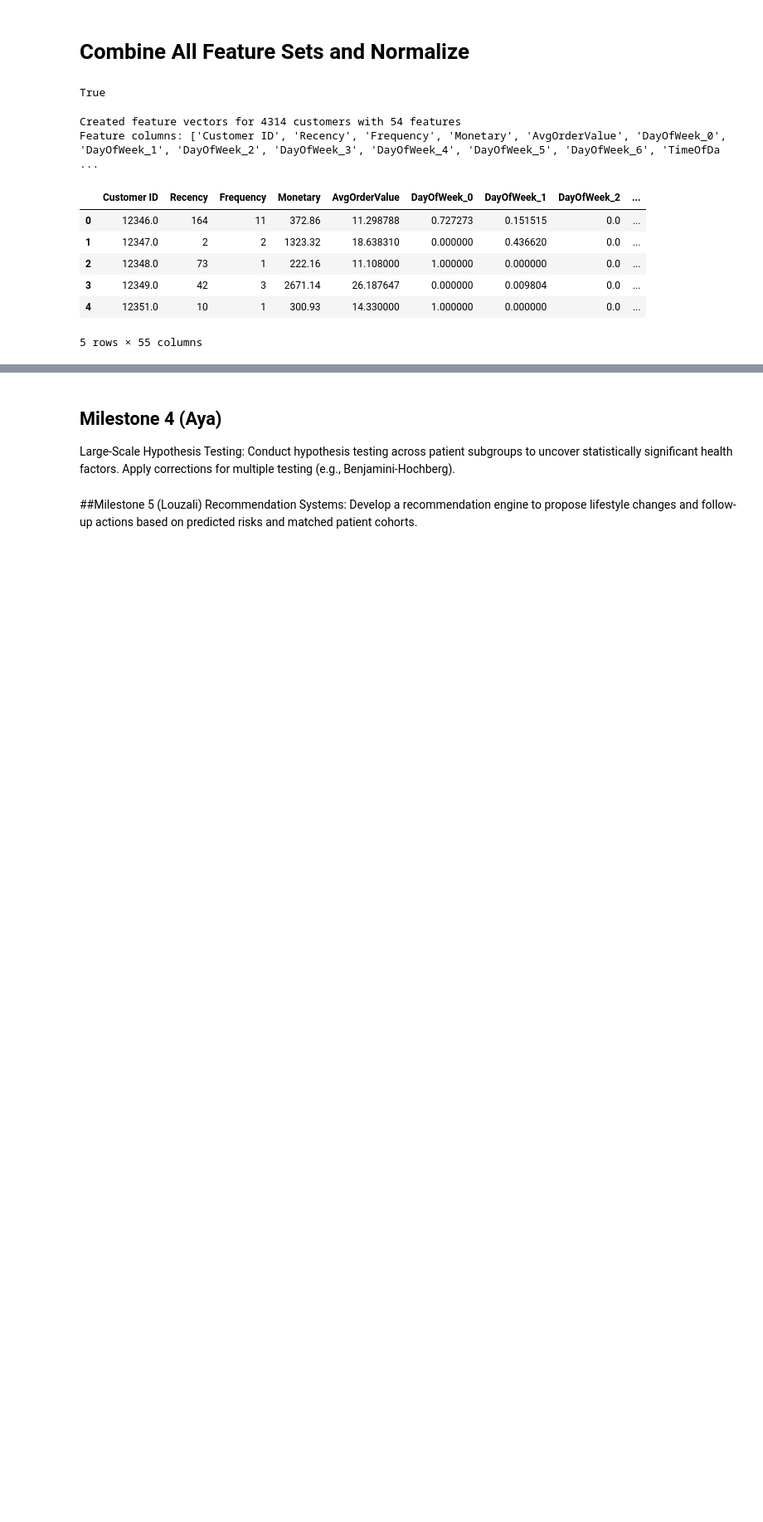
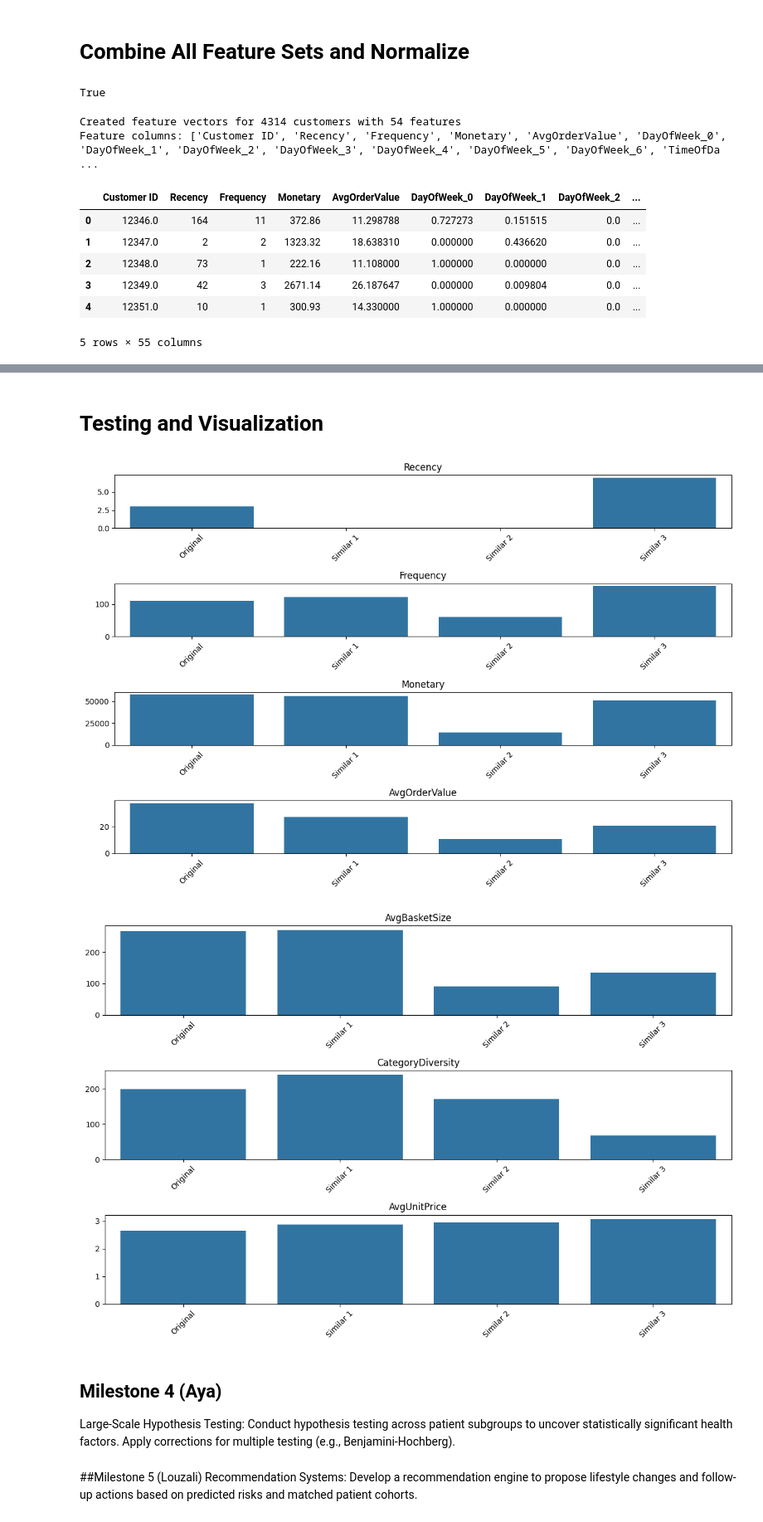
Before and after one commit to Nourshaolin/Real-Time-Retail-Analytics-and-Product-Recommender, a Jupyter notebook: RealTime_Retail_Analytics_and_Product_Recommender.ipynb, the cells around one changed output, grey strips where cells are left out. Shown at 83% size. Drawn from its saved outputs; the diff is of its cells as text; code cells hidden in the pictures; blank space fills up the shorter version.

```diff
--- a/RealTime_Retail_Analytics_and_Product_Recommender.ipynb
+++ b/RealTime_Retail_Analytics_and_Product_Recommender.ipynb
@@ -574,3 +678,70 @@ Feature columns: ['Customer ID', 'Recency', 'Frequency', 'Monetary', 'AvgOrderVa
+# %% [markdown]
+# Testing and Visualization
+# %%
+# Visualize the results to understand customer similarities
+# This helps validate that our similarity search is working correctly
+
+import matplotlib.pyplot as plt
+import seaborn as sns
+
+# Function to compare original features between a customer and their similar customers
+def compare_customers(original_id, similar_ids, features_df, feature_set):
+    """
+    Visualizes comparisons between a customer and their similar customers
+    for a selected set of features.
+
+    Parameters:
+    original_id: ID of the target customer
+    similar_ids: List of IDs of similar customers
+    features_df: DataFrame with all customer features
+    feature_set: List of feature names to compare
+    """
+    # Extract the relevant customer data
+    customers_to_compare = [original_id] + list(similar_ids)
+    comparison_data = features_df[features_df['Customer ID'].isin(customers_to_compare)]
+
+    # Set up the plot
+    plt.figure(figsize=(12, 8))
+
+    # Plot each feature
+    for i, feature in enumerate(feature_set):
+        plt.subplot(len(feature_set), 1, i+1)
+
+        # Get values for each customer
+        values = comparison_data[feature].values
+        labels = ["Original"] + [f"Similar {i+1}" for i in range(len(similar_ids))]
+
+        # Create bar chart
+        sns.barplot(x=labels, y=values)
+        plt.title(feature)
+        plt.xticks(rotation=45)
+
+    plt.tight_layout()
+    plt.show()
+
+# Example: Compare RFM metrics between a customer and their similar customers
+sample_customer_id = 17850
+similar_customers = find_similar_customers(sample_customer_id, k=3)
+similar_ids = [cust_id for cust_id, _ in similar_customers]
+
+# Compare RFM metrics
+compare_customers(
+    sample_customer_id,
+    similar_ids,
+    customer_features,  # Use non-normalized features for interpretability
+    ['Recency', 'Frequency', 'Monetary', 'AvgOrderValue']
+)
+
+# Compare basket characteristics
+compare_customers(
+    sample_customer_id,
+    similar_ids,
+    customer_features,
+    ['AvgBasketSize', 'CategoryDiversity', 'AvgUnitPrice']
+)
+# %% [output]
+[figure, added]
+[figure, added]
 # %% [markdown]
 ## Milestone 4 (Aya)
 Large-Scale Hypothesis Testing: Conduct hypothesis testing across patient
```
Also changed, not shown: parts of 7 cells of this notebook.
